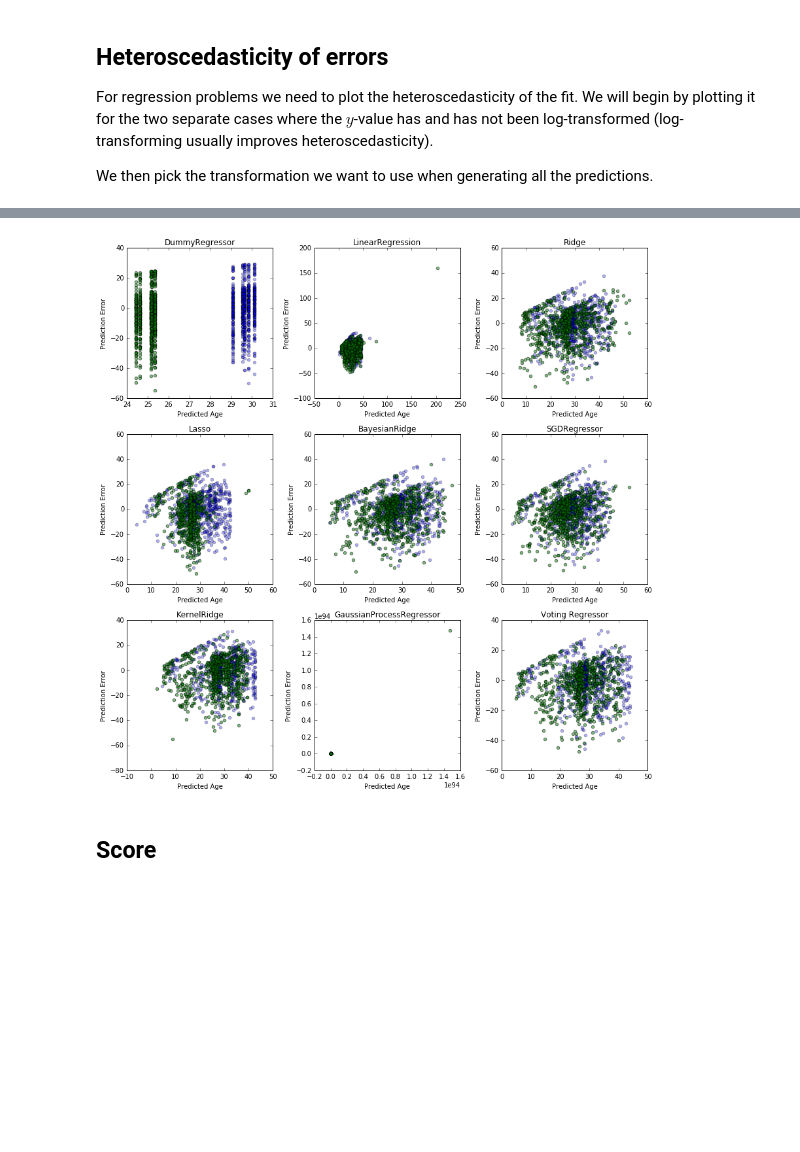
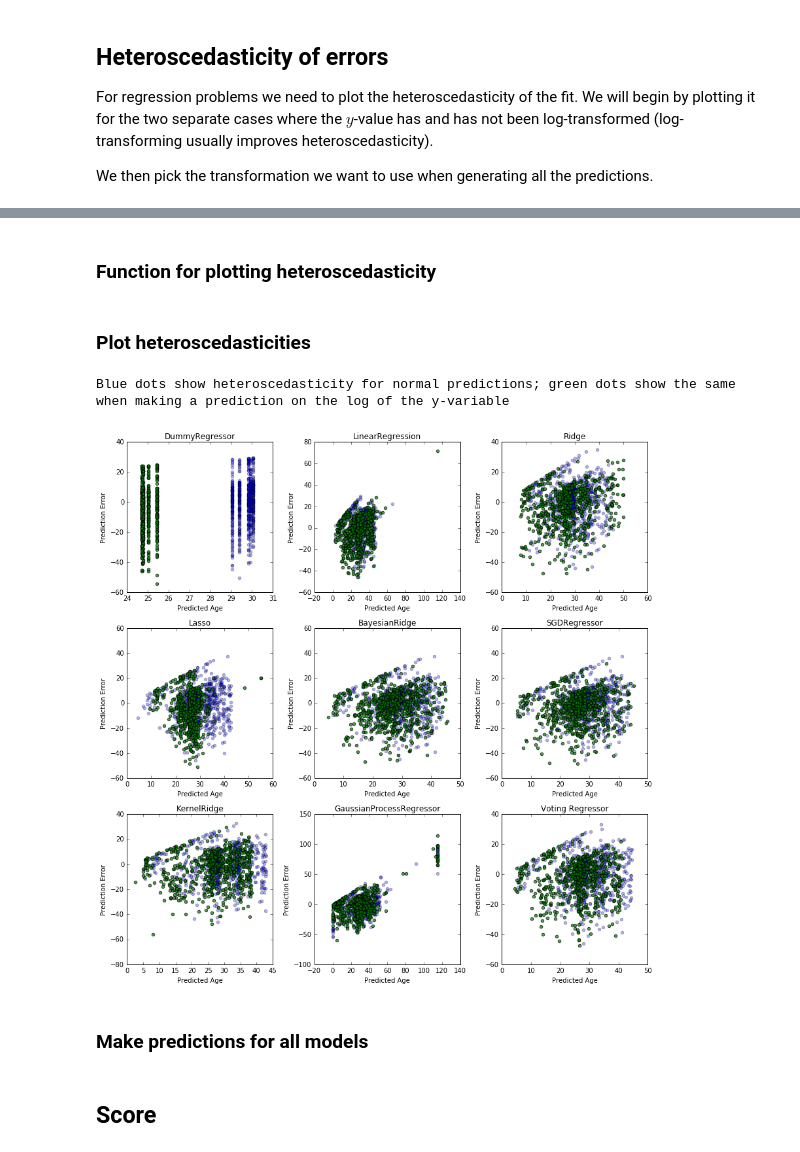
Before and after one commit to dangall/FullDataAnalysisPipeline, a Jupyter notebook: Predictions.ipynb, the cells around one changed output, grey strips where cells are left out. Saved outputs shown, nothing was run; the diff lists cells and outputs as text; code cells hidden in the pictures; blank space fills up the shorter version.

Commit message:
Complete heterscedasticity plot with choice of min and max values. Make cross-valuated predictions for each model.

```diff
--- a/Predictions.ipynb
+++ b/Predictions.ipynb
@@ -1447 +1484,3 @@ We then pick the transformation we want to use when generating all the predictio
+# %% [markdown]
+### Function for plotting heteroscedasticity
 # %%
@@ -1486,7 +1501,24 @@ def plotHeteroscedComparison(allXypairs, bestregressors):
         currentax.set_title(predicnorm[1])
         currentax.set_xlabel("Predicted "+ topredict)
         currentax.set_ylabel("Prediction Error")
-# %%
-plotHeteroscedComparison(allXypairs, bestregressors)
-# %% [output]
-[figure, removed]
+# %% [markdown]
+### Plot heteroscedasticities
+# %%
+#================================================================================================
+# USER INPUT!
+# Plot the heteroscedasticity. Decide whether the prediction should have a minimum and a maximum value
+# (e.g. restricting Age to be between 0 and 115).
+
+minval = 0 # Use None if there is no min
+maxval = 115 # Use NOne if there is no max
+
+#================================================================================================
+# FROM HERE ON IT'S AUTOMATIC
+
+if clusteringtype=="supervised" and predictiontype=="regression":
+    plotHeteroscedComparison(allXypairs, bestregressors, minval=minval, maxval=maxval)
+# %% [output]
+Blue dots show heteroscedasticity for normal predictions; green dots show the same when making a prediction on the log of the y-variable
+[figure, added]
+# %% [markdown]
+### Make predictions for all models
```
Also changed, not shown: parts of 6 cells of this notebook.
